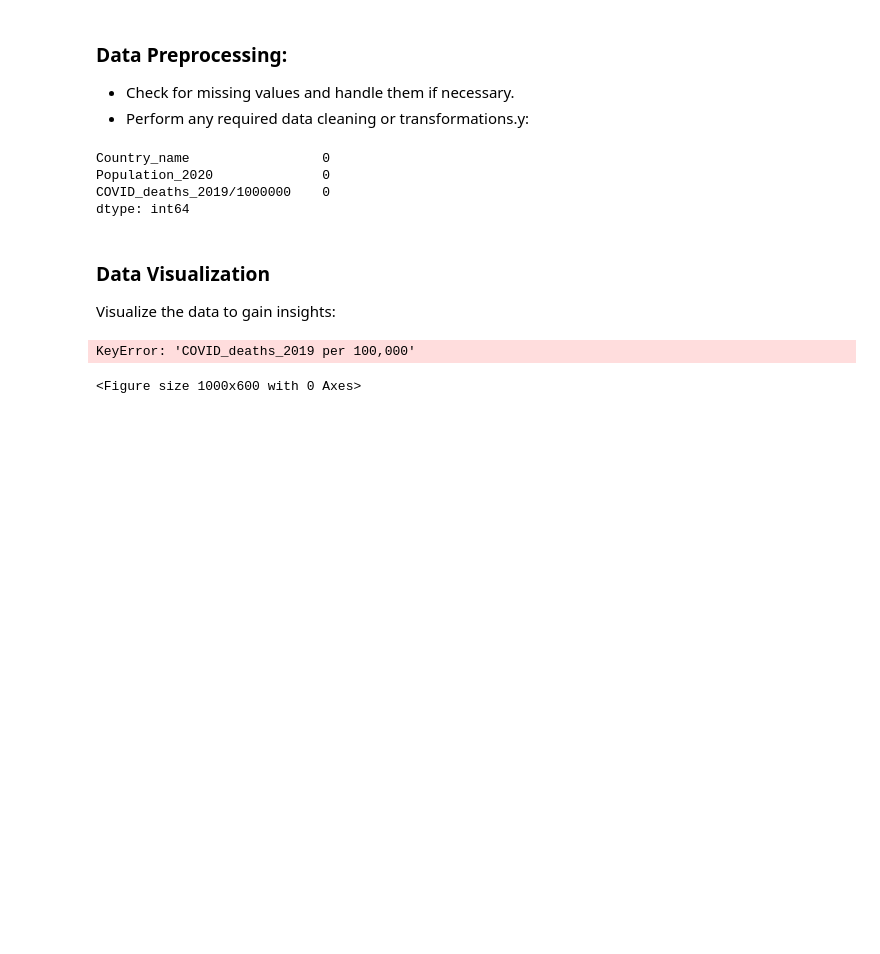
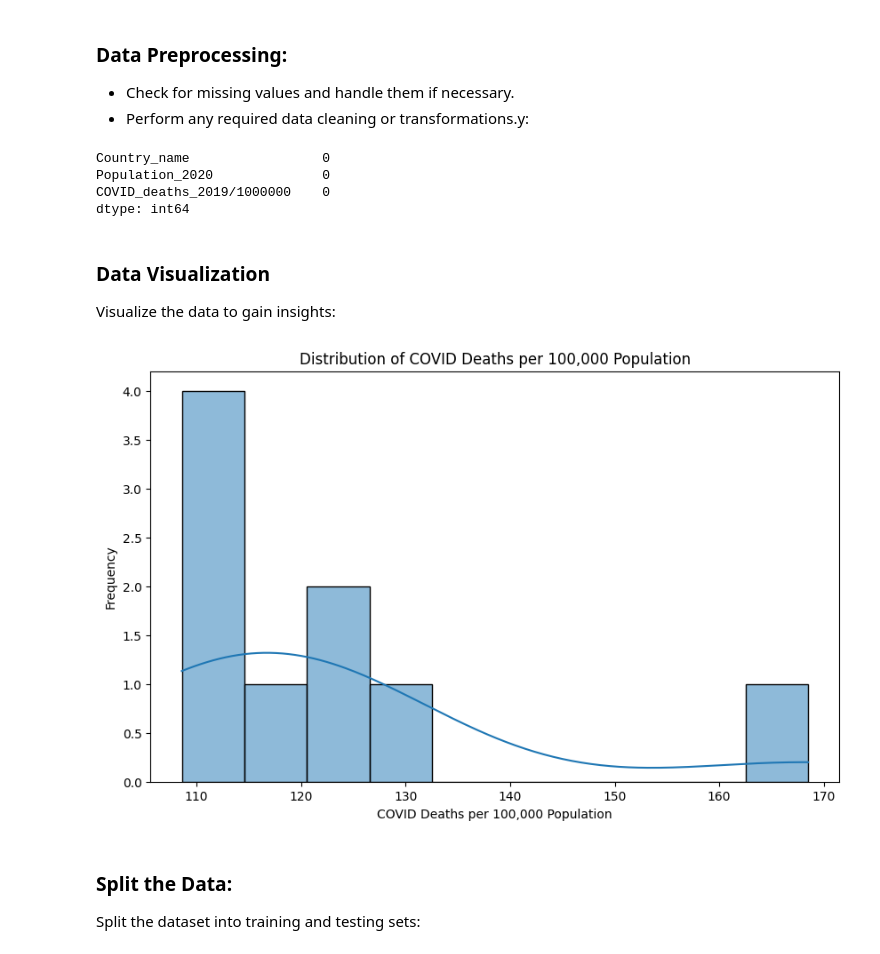
Before and after one commit to Tesfamariam100/datafun-07-ml, a Jupyter notebook: Operations.ipynb, the cells around one changed output. Drawn from its saved outputs; the diff is of its cells as text; code cells hidden in the pictures; blank space fills up the shorter version.

```diff
--- a/Operations.ipynb
+++ b/Operations.ipynb
@@ -43,14 +43,17 @@ dtype: int64
 ### Data Visualization
 
 Visualize the data to gain insights:
-# %%
-# Plotting the distribution of COVID deaths per 100,000 population
-plt.figure(figsize=(10, 6))
-sns.histplot(mortality_df['COVID_deaths_2019 per 100,000'], bins=10, kde=True)
-plt.xlabel('COVID Deaths per 100,000 Population')
-plt.ylabel('Frequency')
-plt.title('Distribution of COVID Deaths per 100,000 Population')
-plt.show()
-# %% [output]
-KeyError: 'COVID_deaths_2019 per 100,000'
-<Figure size 1000x600 with 0 Axes>
+# %%
+# Plotting the distribution of COVID deaths per 100,000 population
+plt.figure(figsize=(10, 6))
+sns.histplot(mortality_df['COVID_deaths_2019/1000000'], bins=10, kde=True)
+plt.xlabel('COVID Deaths per 100,000 Population')
+plt.ylabel('Frequency')
+plt.title('Distribution of COVID Deaths per 100,000 Population')
+plt.show()
+# %% [output]
+[figure, added]
+# %% [markdown]
+### Split the Data:
+
+Split the dataset into training and testing sets:
```
Also changed, not shown: parts of 1 cell of this notebook, 1 other file.
